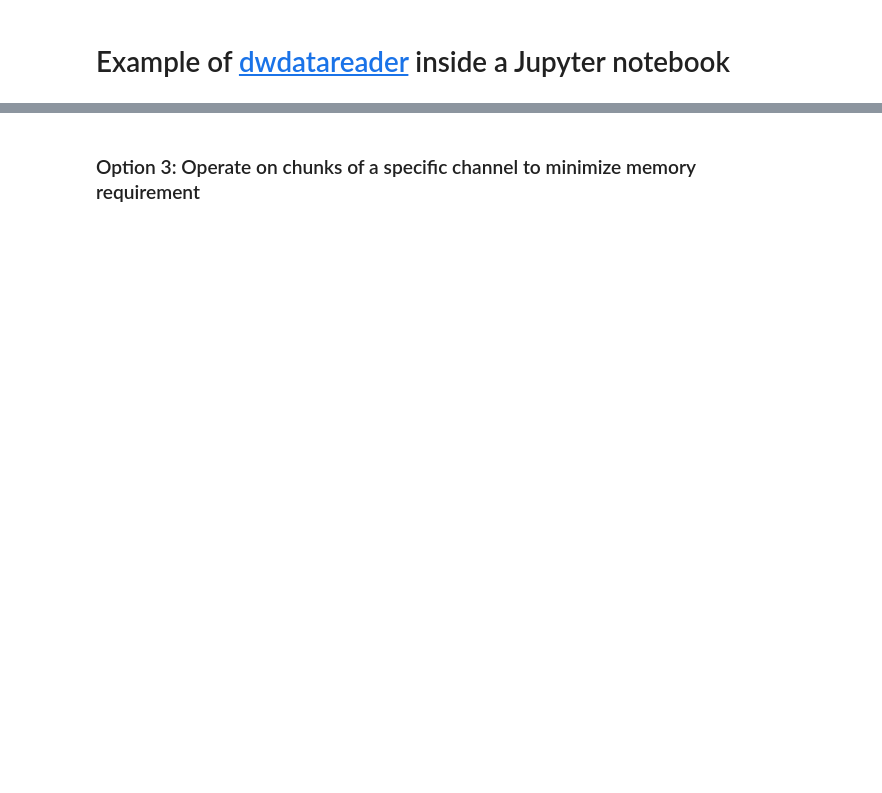
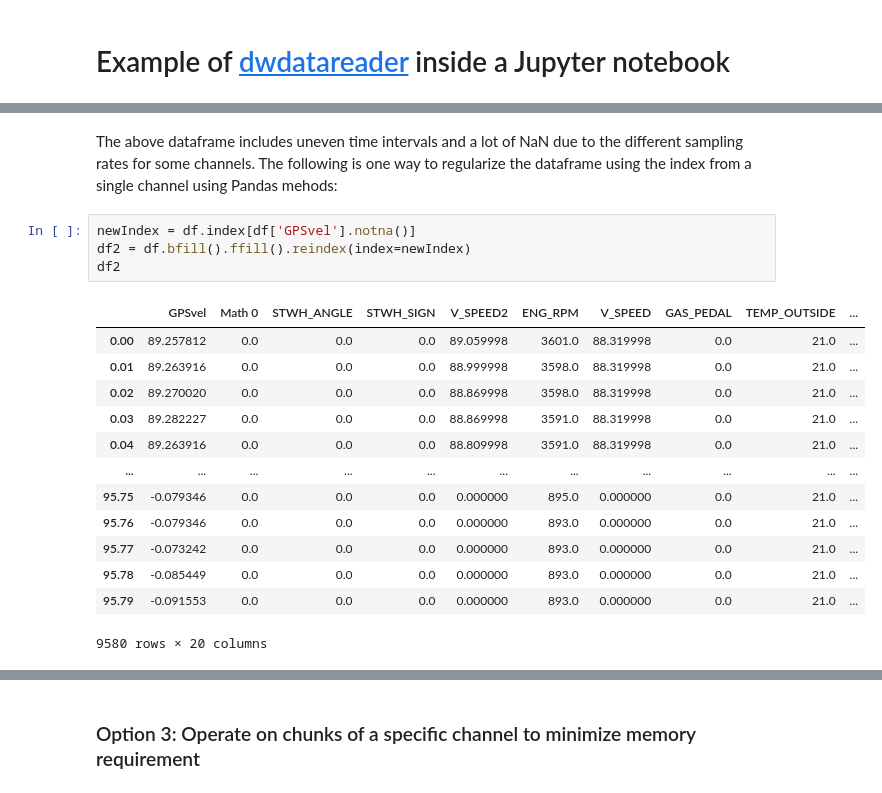
Before and after one commit to costerwi/dwdatareader, a Jupyter notebook: dwdatareader_example.ipynb, the cells around one changed output, grey strips where cells are left out. Drawn from its saved outputs; the diff is of its cells as text; blank space fills up the shorter version.

```diff
--- a/dwdatareader_example.ipynb
+++ b/dwdatareader_example.ipynb
@@ -34,3 +33,24 @@ print(df)
+# %% [markdown]
+The above dataframe includes uneven time intervals and a lot of NaN due to the different sampling rates for some channels.
+The following is one way to regularize the dataframe using the index from a single channel using Pandas mehods:
+# %%
+newIndex = df.index[df['GPSvel'].notna()]
+df2 = df.bfill().ffill().reindex(index=newIndex)
+df2
+# %% [output]
+|  | GPSvel | Math 0 | STWH_ANGLE | STWH_SIGN | V_SPEED2 | ENG_RPM | V_SPEED | GAS_PEDAL | TEMP_OUTSIDE | ... |
+| 0.00 | 89.257812 | 0.0 | 0.0 | 0.0 | 89.059998 | 3601.0 | 88.319998 | 0.0 | 21.0 | ... |
+| 0.01 | 89.263916 | 0.0 | 0.0 | 0.0 | 88.999998 | 3598.0 | 88.319998 | 0.0 | 21.0 | ... |
+| 0.02 | 89.270020 | 0.0 | 0.0 | 0.0 | 88.869998 | 3598.0 | 88.319998 | 0.0 | 21.0 | ... |
+| 0.03 | 89.282227 | 0.0 | 0.0 | 0.0 | 88.869998 | 3591.0 | 88.319998 | 0.0 | 21.0 | ... |
+| 0.04 | 89.263916 | 0.0 | 0.0 | 0.0 | 88.809998 | 3591.0 | 88.319998 | 0.0 | 21.0 | ... |
+| ... | ... | ... | ... | ... | ... | ... | ... | ... | ... | ... |
+| 95.75 | -0.079346 | 0.0 | 0.0 | 0.0 | 0.000000 | 895.0 | 0.000000 | 0.0 | 21.0 | ... |
+| 95.76 | -0.079346 | 0.0 | 0.0 | 0.0 | 0.000000 | 893.0 | 0.000000 | 0.0 | 21.0 | ... |
+| 95.77 | -0.073242 | 0.0 | 0.0 | 0.0 | 0.000000 | 893.0 | 0.000000 | 0.0 | 21.0 | ... |
+| 95.78 | -0.085449 | 0.0 | 0.0 | 0.0 | 0.000000 | 893.0 | 0.000000 | 0.0 | 21.0 | ... |
+| 95.79 | -0.091553 | 0.0 | 0.0 | 0.0 | 0.000000 | 893.0 | 0.000000 | 0.0 | 21.0 | ... |
+9580 rows × 20 columns
 # %%
 # Plot a channel
 df['GPSvel'].plot()
```
Also changed, not shown: parts of 10 cells of this notebook.
